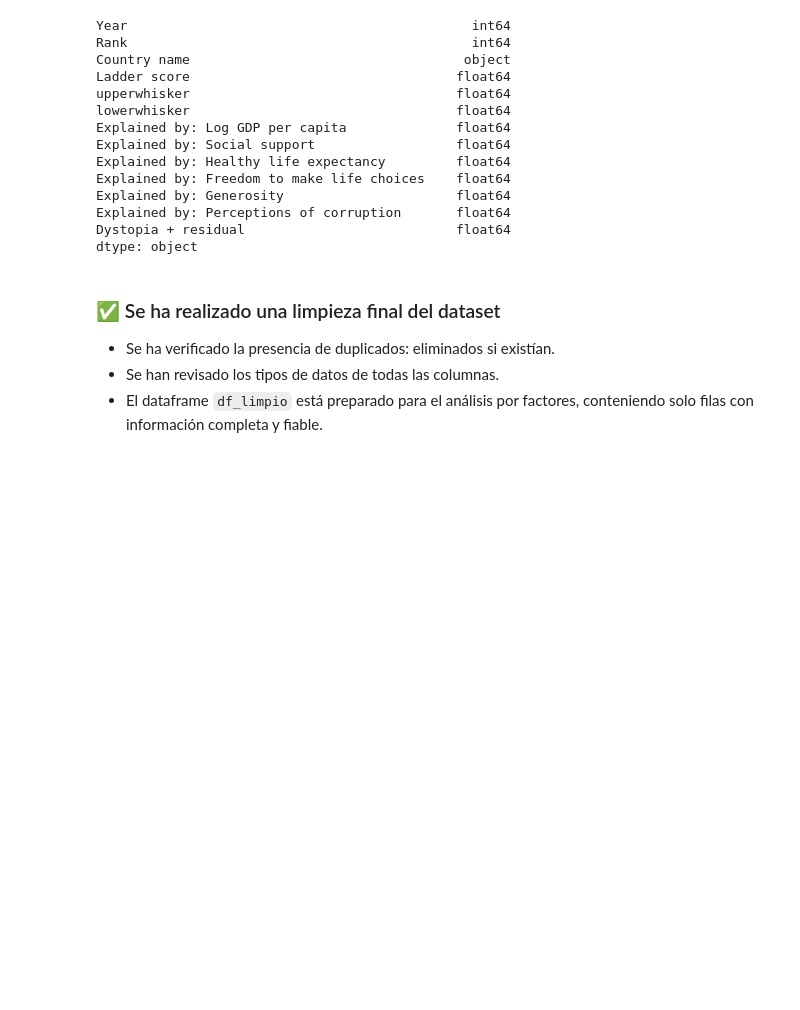
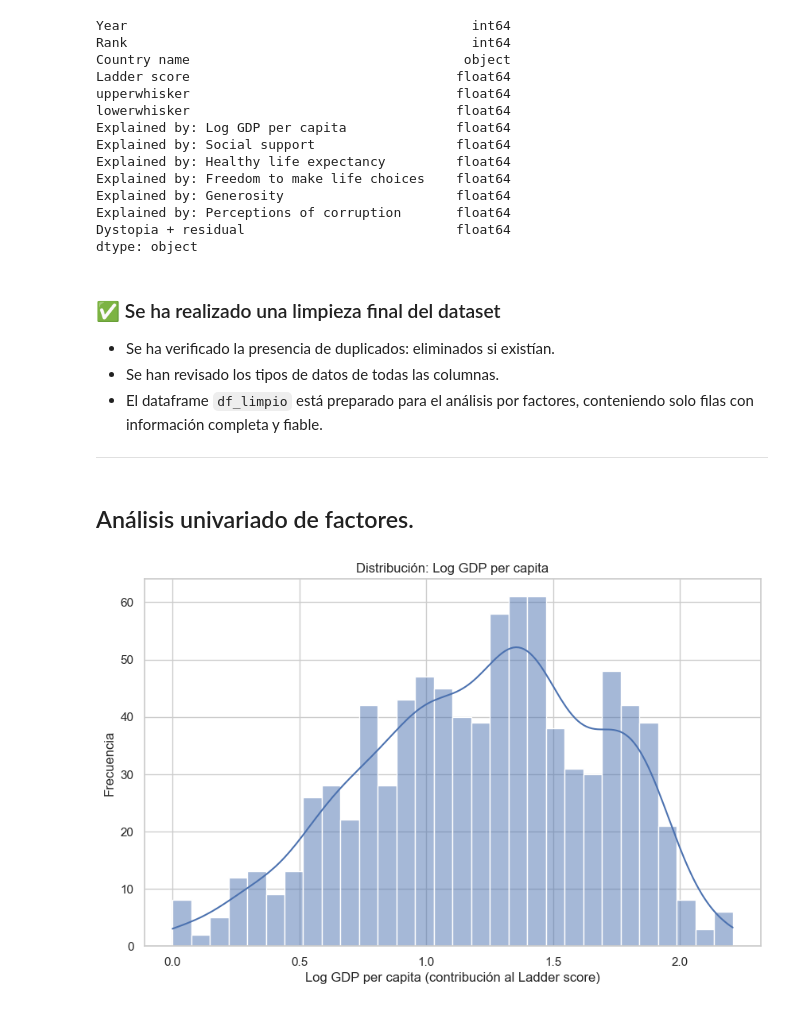
Before and after one commit to merkandez/WorldHappinessEDA, a Jupyter notebook: notebooks/happinness_analysis.ipynb, the cells around one changed output. Saved outputs shown, nothing was run; the diff lists cells and outputs as text; code cells hidden in the pictures; blank space fills up the shorter version.

Commit message:
Univariate analysis of explanatory factors completed and documented

```diff
--- a/notebooks/happinness_analysis.ipynb
+++ b/notebooks/happinness_analysis.ipynb
@@ -371,3 +371,19 @@ dtype: object
 - Se ha verificado la presencia de duplicados: eliminados si existían.
 - Se han revisado los tipos de datos de todas las columnas.
 - El dataframe `df_limpio` está preparado para el análisis por factores, conteniendo solo filas con información completa y fiable.
+---
+# %% [markdown]
+## Análisis univariado de factores.
+# %%
+import seaborn as sns
+import matplotlib.pyplot as plt
+
+# Histograma del PIB per cápita (logarítmico)
+sns.histplot(data=df_limpio, x='Explained by: Log GDP per capita', kde=True, bins=30)
+plt.title('Distribución: Log GDP per capita')
+plt.xlabel('Log GDP per capita (contribución al Ladder score)')
+plt.ylabel('Frecuencia')
+plt.grid(True)
+plt.show()
+# %% [output]
+[figure, added]
```
Also changed, not shown: parts of 15 cells of this notebook.
